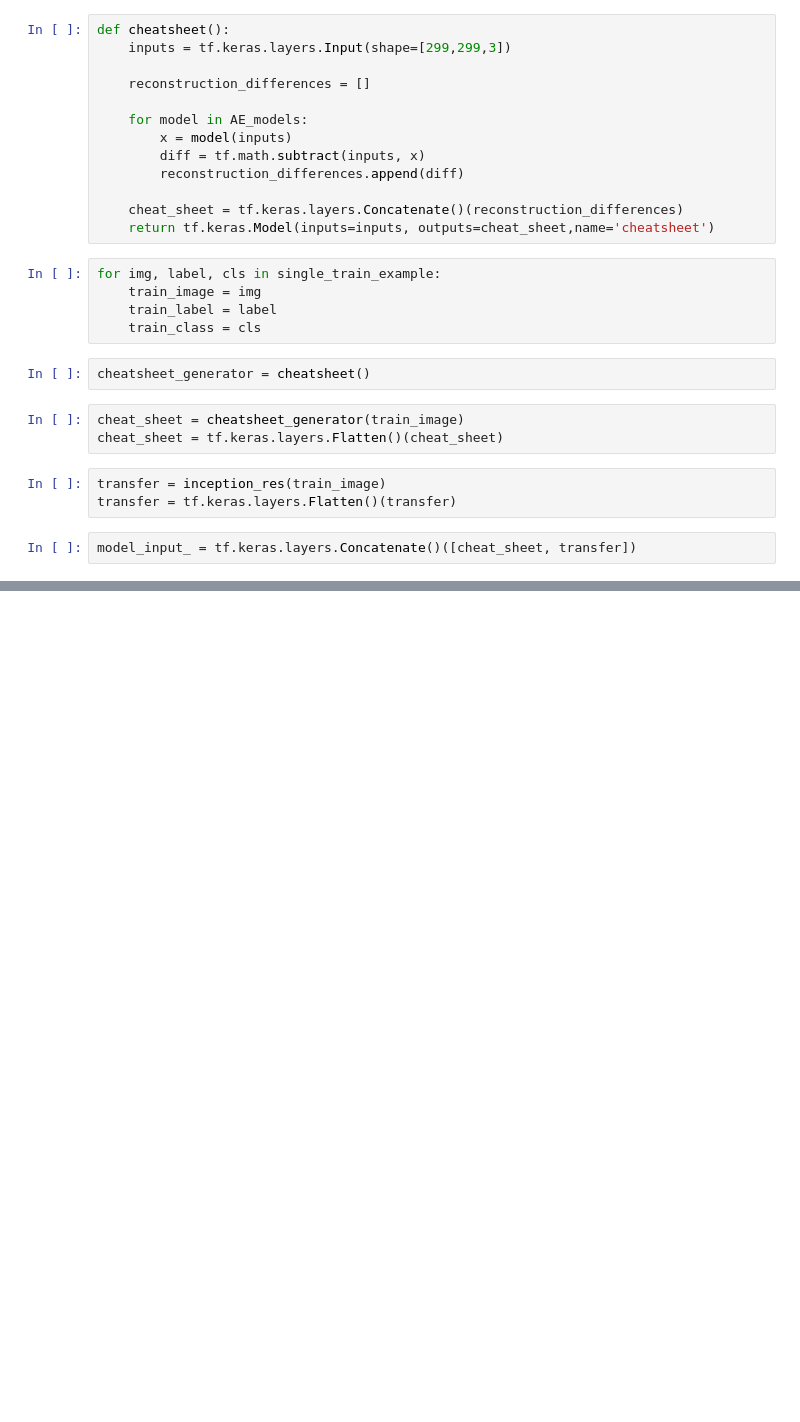
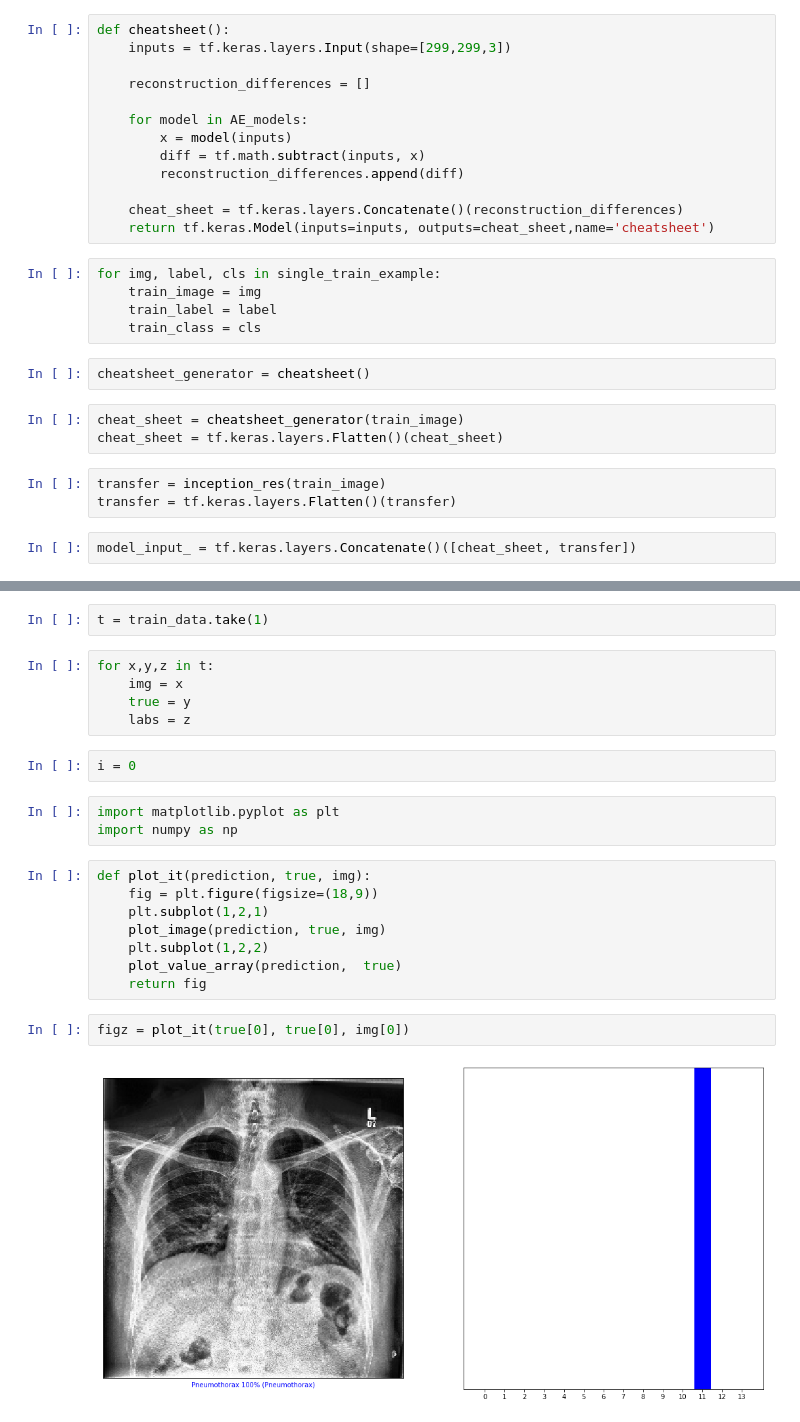
Before and after one commit to Mooseburger1/CSE6250, a Jupyter notebook: Dev/final_model_dev.ipynb, the cells around one changed output, grey strips where cells are left out. Saved outputs shown, nothing was run; the diff lists cells and outputs as text; blank space fills up the shorter version.

```diff
--- a/Dev/final_model_dev.ipynb
+++ b/Dev/final_model_dev.ipynb
@@ -175,0 +322,24 @@ TensorShape([10, 634710])
+# %%
+t = train_data.take(1)
+# %%
+for x,y,z in t:
+    img = x
+    true = y
+    labs = z
+# %%
+i = 0
+# %%
+import matplotlib.pyplot as plt
+import numpy as np
+# %%
+def plot_it(prediction, true, img):
+    fig = plt.figure(figsize=(18,9))
+    plt.subplot(1,2,1)
+    plot_image(prediction, true, img)
+    plt.subplot(1,2,2)
+    plot_value_array(prediction,  true)
+    return fig
+# %%
+figz = plot_it(true[0], true[0], img[0])
+# %% [output]
+[figure, added]
```
Also changed, not shown: parts of 17 cells of this notebook, 3 other files.
